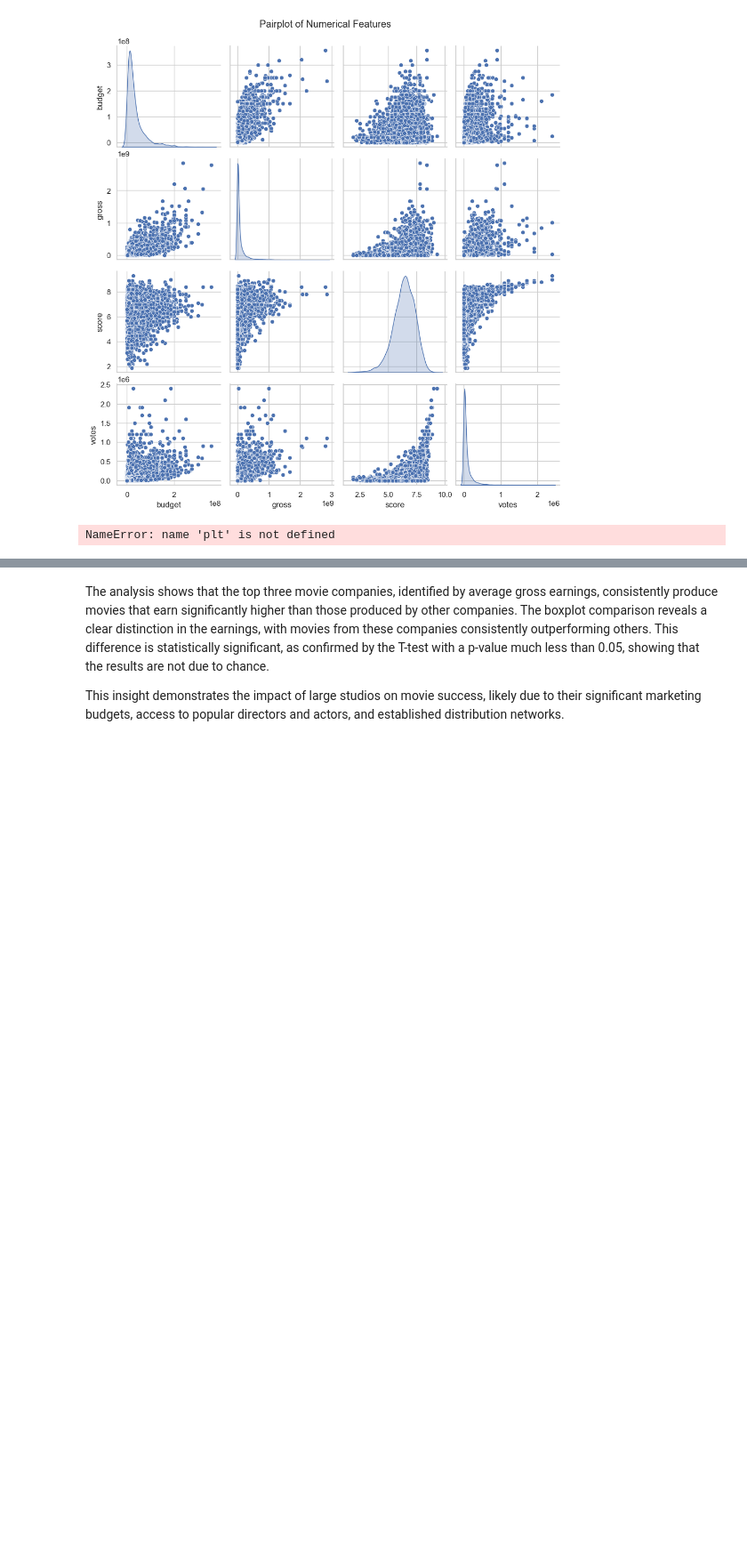
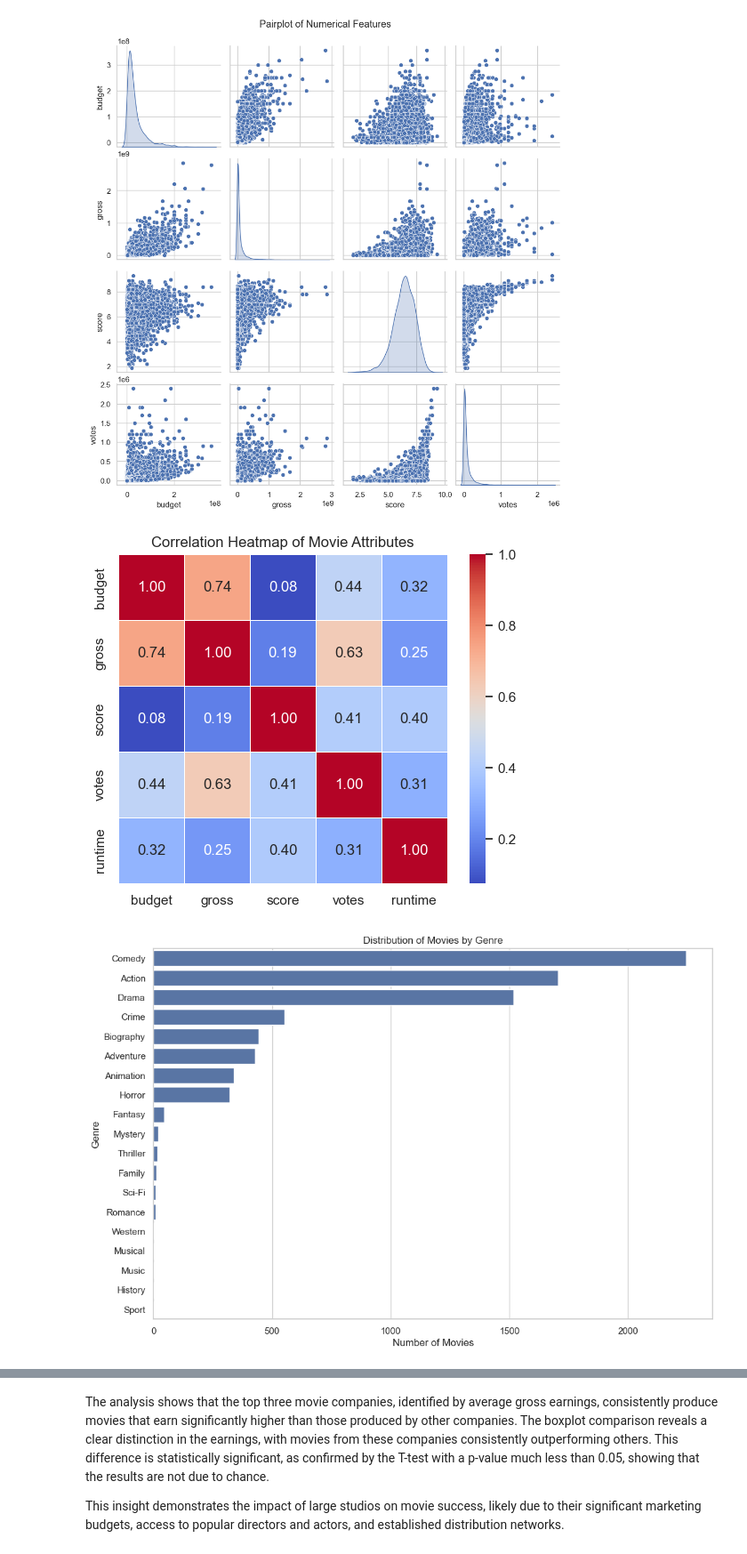
Before and after one commit to AndrinTennis/Movies, a Jupyter notebook: MovieAnalysis.ipynb, the cells around one changed output, grey strips where cells are left out. Shown at 89% size. Saved outputs shown, nothing was run; the diff lists cells and outputs as text; code cells hidden in the pictures; blank space fills up the shorter version.

```diff
--- a/MovieAnalysis.ipynb
+++ b/MovieAnalysis.ipynb
@@ -40,37 +40,37 @@ plt.show()
 # Visualizations
 
 # Correlation Heatmap
-plt.figure(figsize=(12, 8))
 sns.heatmap(movies_data[['budget', 'gross', 'score', 'votes', 'runtime']].corr(), annot=True, cmap='coolwarm', fmt=".2f", linewidths=.5, square=True)
 plt.title('Correlation Heatmap of Movie Attributes')
 plt.show()
 
 # Distribution of movie genres
 plt.figure(figsize=(12, 8))
-sns.countplot(y='genre', data=movies_data, order=movies_data['genre'].value_counts().index, palette='viridis')
+sns.countplot(y='genre', data=movies_data, order=movies_data['genre'].value_counts().index)
 plt.title('Distribution of Movies by Genre')
 plt.xlabel('Number of Movies')
 plt.ylabel('Genre')
 plt.show()
 
 # Gross earnings by movie rating
 plt.figure(figsize=(12, 8))
 sns.boxplot(x='rating', y='gross', data=movies_data)
 plt.title('Gross Earnings by Movie Rating')
 plt.xlabel('Movie Rating')
 plt.ylabel('Gross Earnings')
 plt.yscale('log')
 plt.show()
 
 # Budget vs Gross by Genre
 plt.figure(figsize=(12, 8))
 sns.scatterplot(x='budget', y='gross', hue='genre', data=movies_data, s=100, alpha=0.7, edgecolor='k')
 plt.title('Budget vs Gross Earnings by Genre')
 plt.xlabel('Budget')
 plt.ylabel('Gross Earnings')
 plt.xscale('log')
 plt.yscale('log')
 plt.legend(bbox_to_anchor=(1, 1), loc='upper left', title='Genre')
 plt.show()
 # %% [output]
-NameError: name 'plt' is not defined
+[figure, added]
+[figure, added]
```
Also changed, not shown: parts of 3 cells of this notebook.
